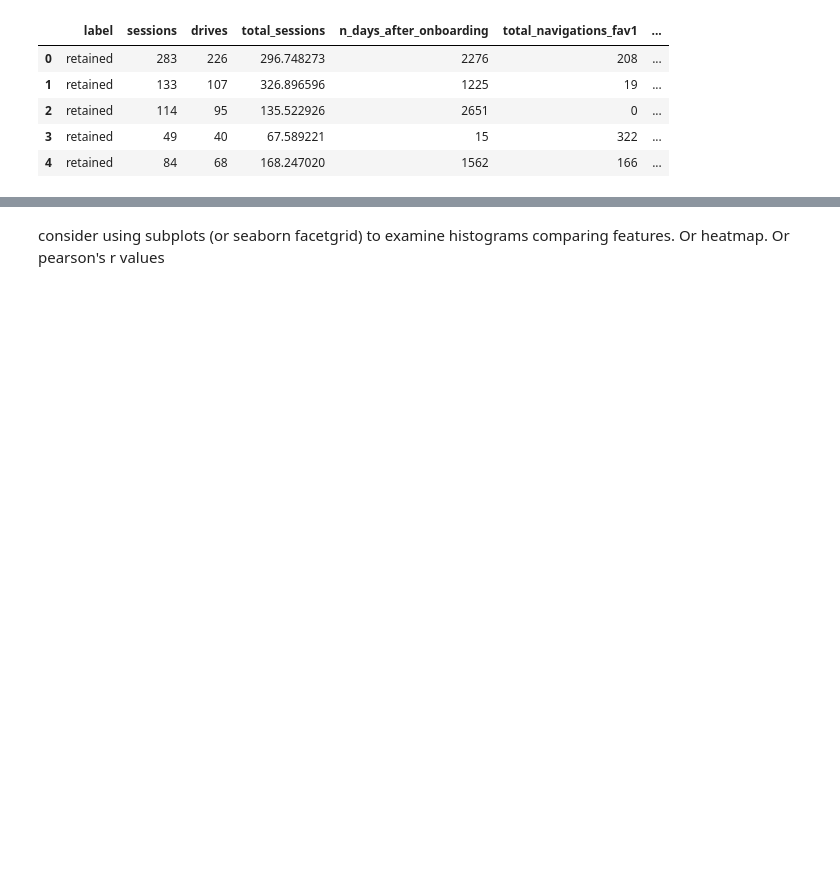
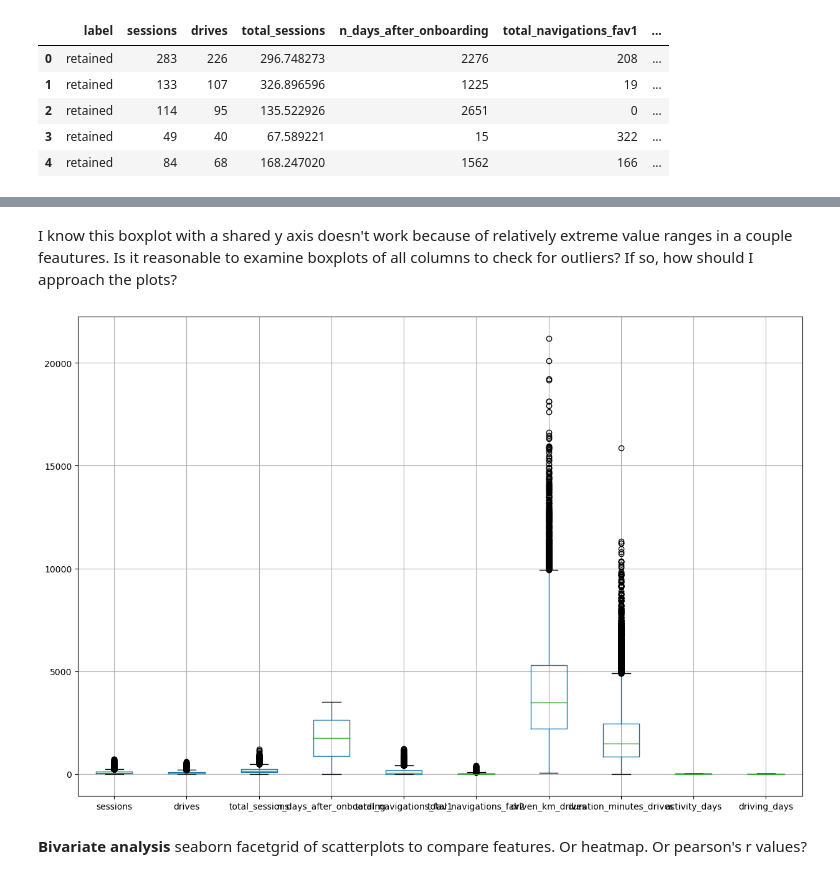
Before and after one commit to amoutafian/waze_capstone, a Jupyter notebook: notebooks/22.5_exploratory_data_analysis.ipynb, the cells around one changed output, grey strips where cells are left out. Saved outputs shown, nothing was run; the diff lists cells and outputs as text; code cells hidden in the pictures; blank space fills up the shorter version.

```diff
--- a/notebooks/22.5_exploratory_data_analysis.ipynb
+++ b/notebooks/22.5_exploratory_data_analysis.ipynb
@@ -32,2 +39,9 @@ plt.ylabel("number of users");
+# %% [markdown]
+I know this boxplot with a shared y axis doesn't work because of relatively extreme value ranges in a couple feautures. Is it reasonable to examine boxplots of all columns to check for outliers? If so, how should I approach the plots?
+# %%
+waze_cleaned.boxplot(figsize=(15,10))
+plt.subplots_adjust(hspace=0.5);
+# %% [output]
+[figure, added]
 # %% [markdown]
-consider using subplots (or seaborn facetgrid) to examine histograms comparing features. Or heatmap. Or pearson's r values
+**Bivariate analysis** seaborn facetgrid of scatterplots to compare features. Or heatmap. Or pearson's r values?
```
Also changed, not shown: parts of 7 cells of this notebook.
